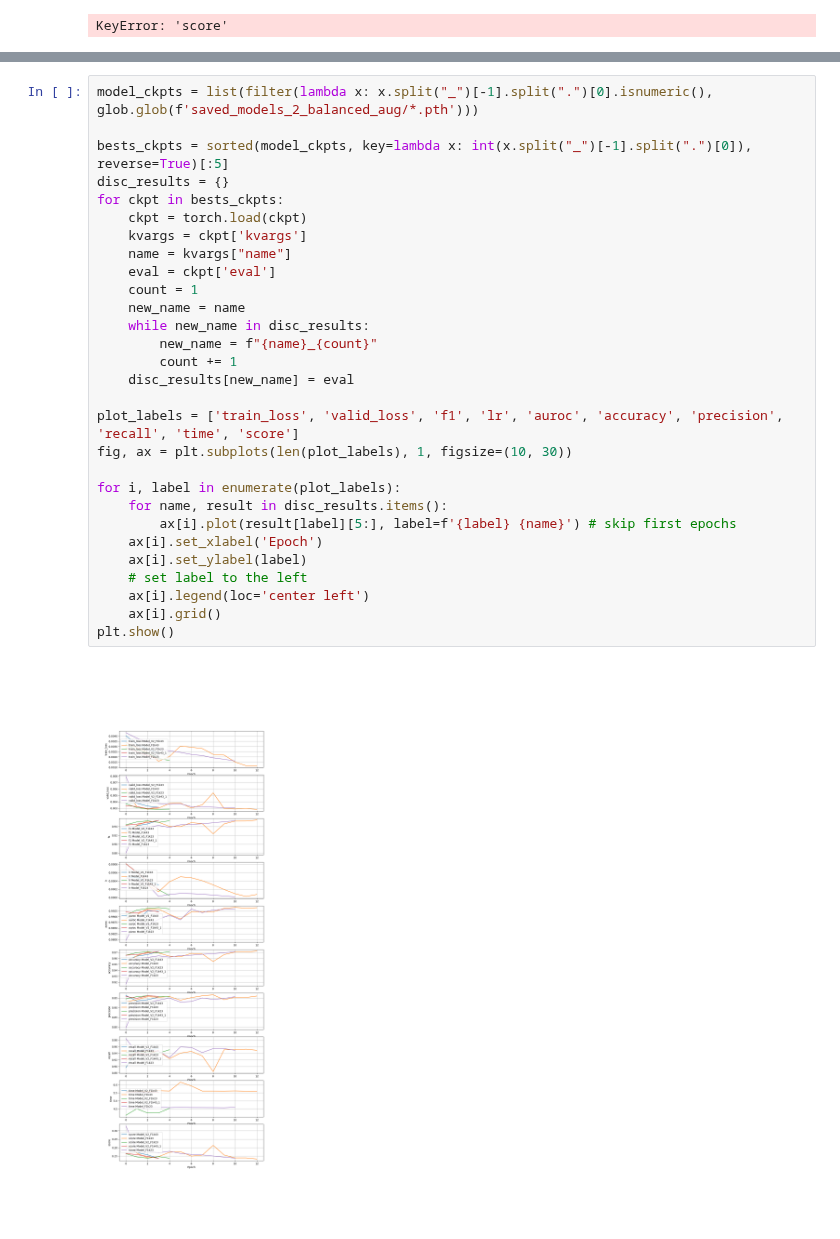
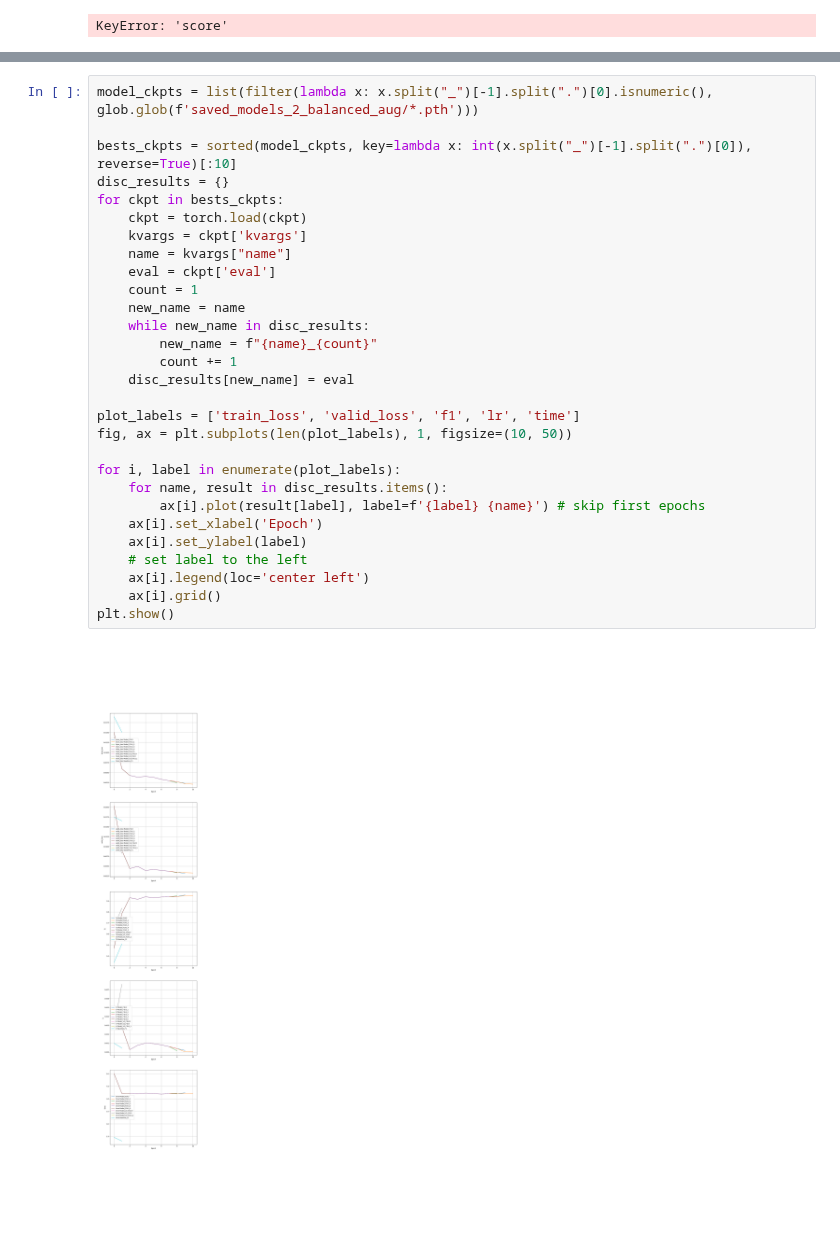
Before and after one commit to Arty-Facts/wasp_al_and_ml_2023, a Jupyter notebook: module3/result.ipynb, the cells around one changed output, grey strips where cells are left out. Saved outputs shown, nothing was run; the diff lists cells and outputs as text.

Commit message:
clean up for mass ensamble training

```diff
--- a/module3/result.ipynb
+++ b/module3/result.ipynb
@@ -84,31 +84,31 @@ Baseline_F3 - score 0.826, f1 0.591, precision 0.662, recall 0.534 epochs 30
 # %%
 model_ckpts = list(filter(lambda x: x.split("_")[-1].split(".")[0].isnumeric(),  glob.glob(f'saved_models_2_balanced_aug/*.pth')))
 
-bests_ckpts = sorted(model_ckpts, key=lambda x: int(x.split("_")[-1].split(".")[0]), reverse=True)[:5]
+bests_ckpts = sorted(model_ckpts, key=lambda x: int(x.split("_")[-1].split(".")[0]), reverse=True)[:10]
 disc_results = {}
 for ckpt in bests_ckpts:
     ckpt = torch.load(ckpt)
     kvargs = ckpt['kvargs']
     name = kvargs["name"]
     eval = ckpt['eval']
     count = 1
     new_name = name
     while new_name in disc_results:
         new_name = f"{name}_{count}"
         count += 1
     disc_results[new_name] = eval
 
-plot_labels = ['train_loss', 'valid_loss', 'f1', 'lr', 'auroc', 'accuracy', 'precision', 'recall', 'time', 'score']
-fig, ax = plt.subplots(len(plot_labels), 1, figsize=(10, 30))
+plot_labels = ['train_loss', 'valid_loss', 'f1', 'lr', 'time']
+fig, ax = plt.subplots(len(plot_labels), 1, figsize=(10, 50))
 
 for i, label in enumerate(plot_labels):
     for name, result in disc_results.items():
-        ax[i].plot(result[label][5:], label=f'{label} {name}') # skip first epochs
+        ax[i].plot(result[label], label=f'{label} {name}') # skip first epochs
     ax[i].set_xlabel('Epoch')
     ax[i].set_ylabel(label)
     # set label to the left
     ax[i].legend(loc='center left')
     ax[i].grid()
 plt.show()
 # %% [output]
-[figure, old version]
+[figure, new version]
```
